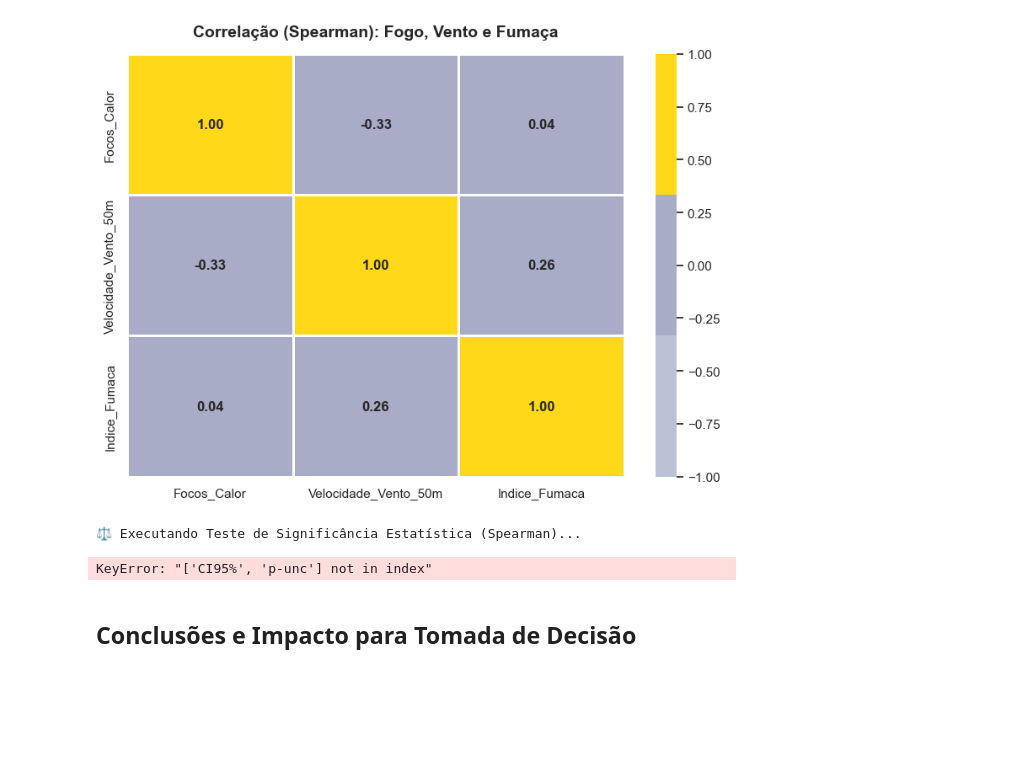
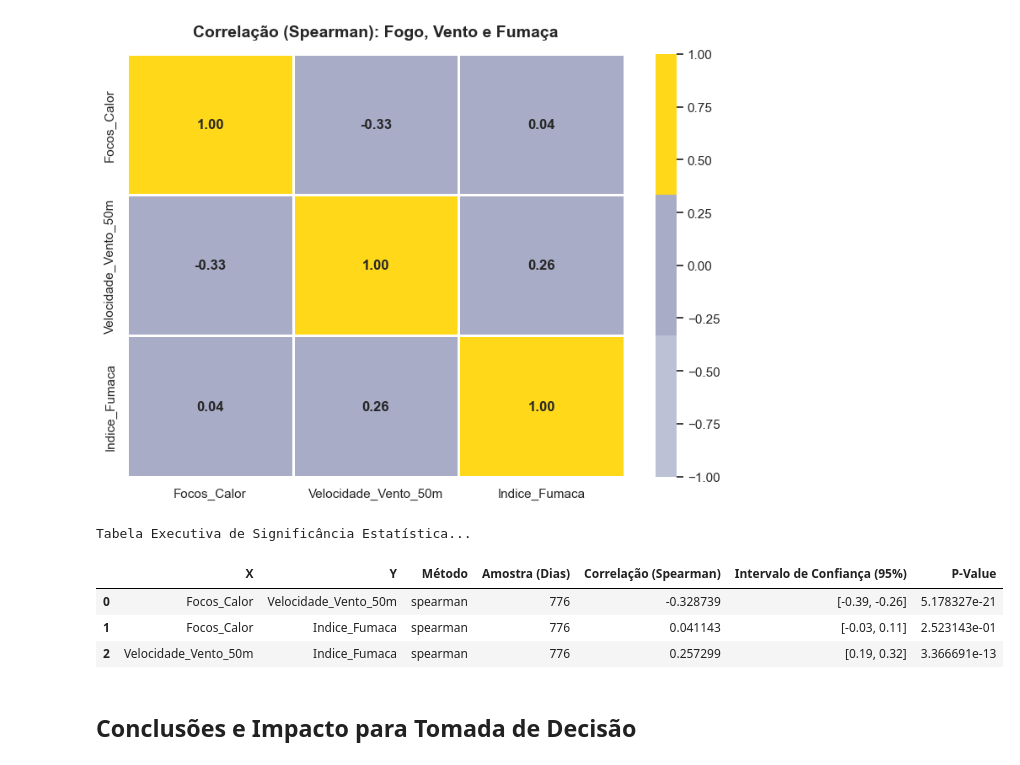
Before and after one commit to fabioamaralds/atmos-alert, a Jupyter notebook: notebooks/01_exploracao_limpeza_atmosalert.ipynb, the cells around one changed output. Drawn from its saved outputs; the diff is of its cells as text; code cells hidden in the pictures; blank space fills up the shorter version.

Commit message:
Veriricacao de insignificancia pelo pingouin

```diff
--- a/notebooks/01_exploracao_limpeza_atmosalert.ipynb
+++ b/notebooks/01_exploracao_limpeza_atmosalert.ipynb
@@ -470,27 +469,39 @@ plt.show()
 🔍 Calculando a Matriz de Correlação de Spearman...
 [figure]
 # %%
-print("⚖️ Executando Teste de Significância Estatística (Spearman)...")
+print("Tabela Executiva de Significância Estatística.")
 
-# 1. Definindo as colunas que queremos cruzar
+# Definindo as colunas que queremos analisar
 colunas_alvo = ['Focos_Calor', 'Velocidade_Vento_50m', 'Indice_Fumaca']
 
-# 2. Rodando o teste pairwise do Pingouin usando o método Spearman
+# Rodando o teste pairwise com a matriz completa
 teste_estatistico = pg.pairwise_corr(
     df_atmosalert,
     columns=colunas_alvo,
     method='spearman'
 )
 
-# 3. Filtrando a tabela para mostrar apenas o que importa para a banca
-colunas_exibicao = ['X', 'Y', 'method', 'n', 'r', 'CI95%', 'p-unc']
-tabela_final = teste_estatistico[colunas_exibicao]
+# Selecionando exatamente as colunas que a sua versão gerou
+colunas_finais = ['X', 'Y', 'method', 'n', 'r', 'CI95', 'p_unc']
+tabela_executiva = teste_estatistico[colunas_finais].copy()
 
-# 4. Exibindo o resultado final formatado
-display(tabela_final)
+# Renomeando as colunas para um formato de apresentação (Pitch)
+tabela_executiva = tabela_executiva.rename(columns={
+    'method': 'Método',
+    'n': 'Amostra (Dias)',
+    'r': 'Correlação (Spearman)',
+    'CI95': 'Intervalo de Confiança (95%)',
+    'p_unc': 'P-Value'
+})
+
+# Exibindo o resultado polido
+display(tabela_executiva)
 # %% [output]
-⚖️ Executando Teste de Significância Estatística (Spearman)...
+Tabela Executiva de Significância Estatística...
-KeyError: "['CI95%', 'p-unc'] not in index"
+|  | X | Y | Método | Amostra (Dias) | Correlação (Spearman) | Intervalo de Confiança (95%) | P-Value |
+| 0 | Focos_Calor | Velocidade_Vento_50m | spearman | 776 | -0.328739 | [-0.39, -0.26] | 5.178327e-21 |
+| 1 | Focos_Calor | Indice_Fumaca | spearman | 776 | 0.041143 | [-0.03, 0.11] | 2.523143e-01 |
+| 2 | Velocidade_Vento_50m | Indice_Fumaca | spearman | 776 | 0.257299 | [0.19, 0.32] | 3.366691e-13 |
 # %% [markdown]
 ## Conclusões e Impacto para Tomada de Decisão
 # %%
```
Also changed, not shown: parts of 7 cells of this notebook, 1 other file.
